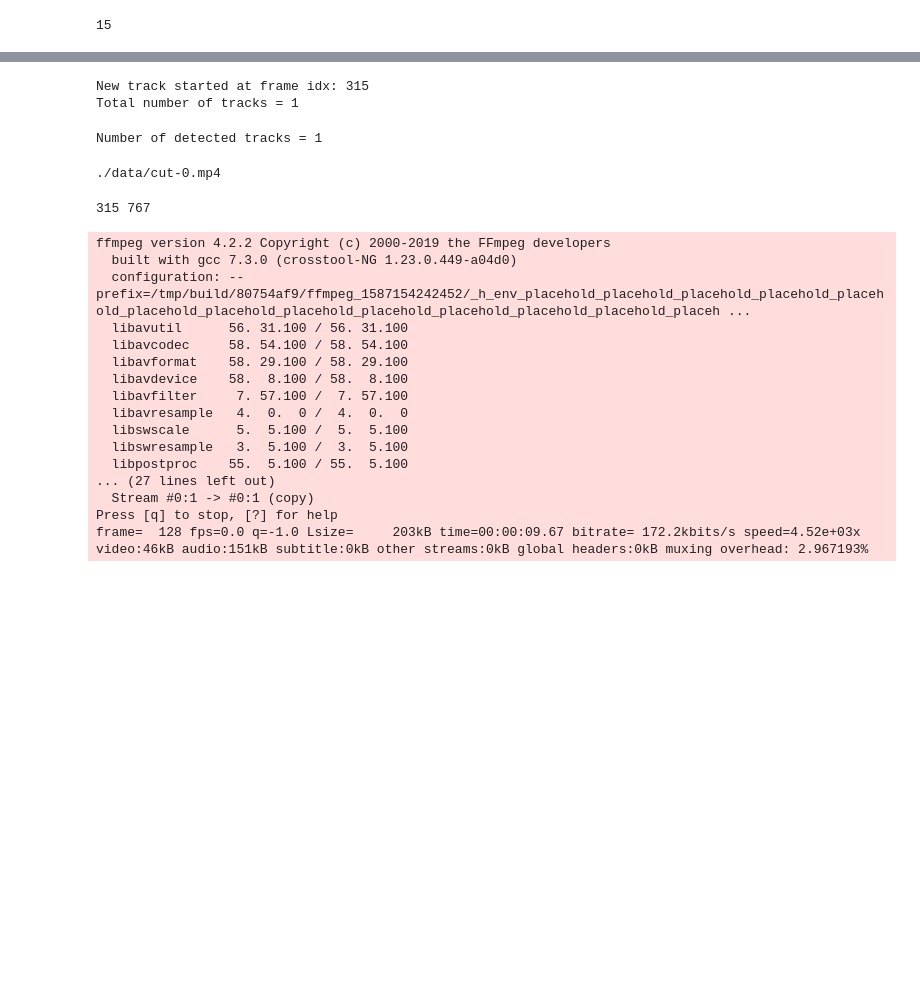
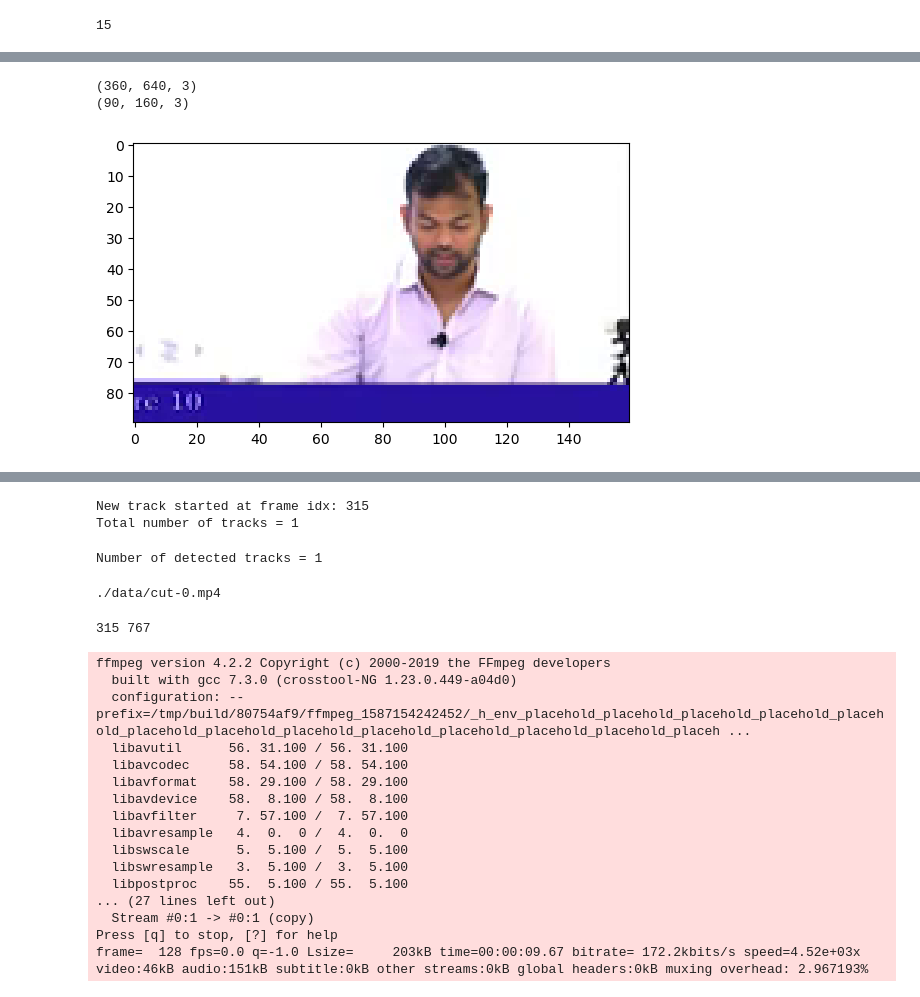
Before and after one commit to vanshg1729/auto_avsr, a Jupyter notebook: preprocess.ipynb, the cells around one changed output, grey strips where cells are left out. Cells and saved outputs as stored; diff of their text form; code cells hidden in the pictures; blank space fills up the shorter version.

```diff
--- a/preprocess.ipynb
+++ b/preprocess.ipynb
@@ -145 +159,13 @@ frames.shape = (300, 360, 640, 3)
+# %%
+frame = frames[0]
+print(frame.shape)
+H, W = frame.shape[:2]
+temp = frame[int(H * 3/4):, int(W * 3/4):, :]
+print(temp.shape)
+plt.imshow(temp)
+plt.show()
+# %% [output]
+(360, 640, 3)
+(90, 160, 3)
+[figure, added]
 # %%
```
Also changed, not shown: parts of 20 cells of this notebook, 19 other files.
